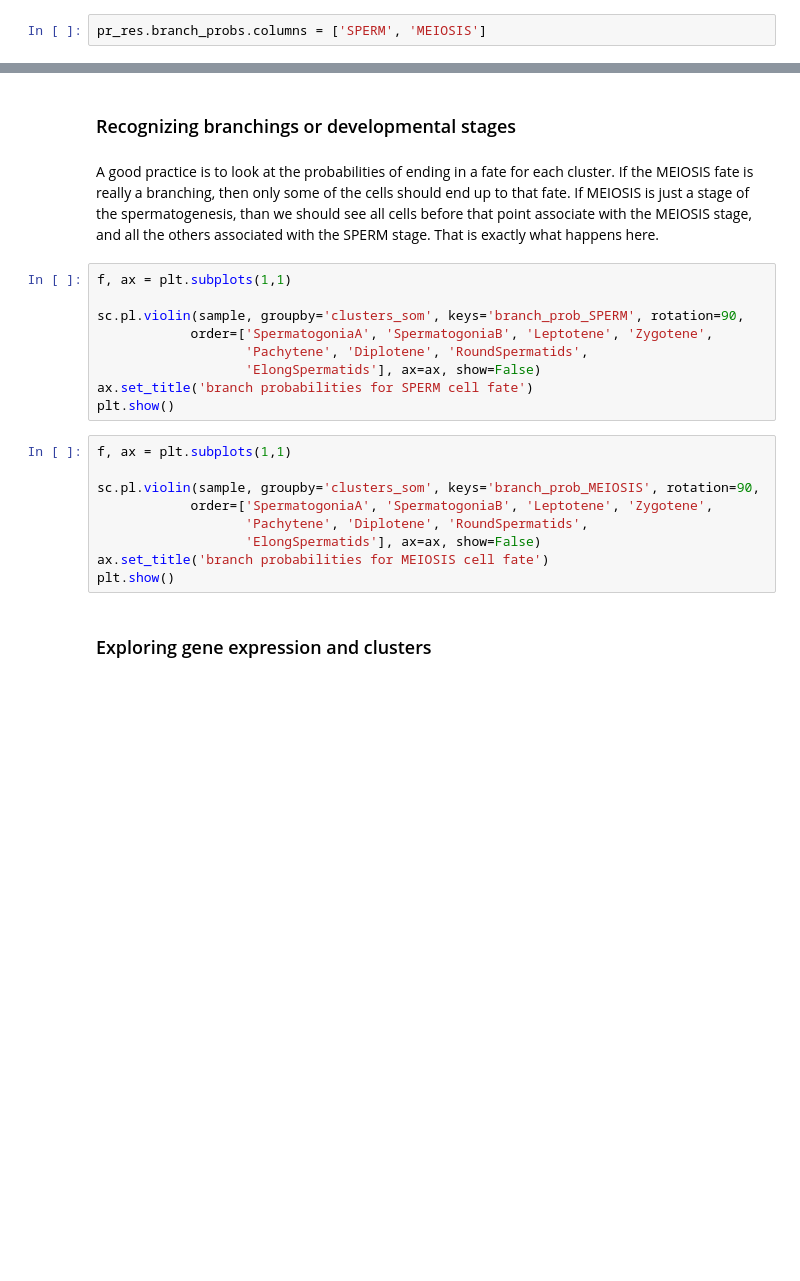
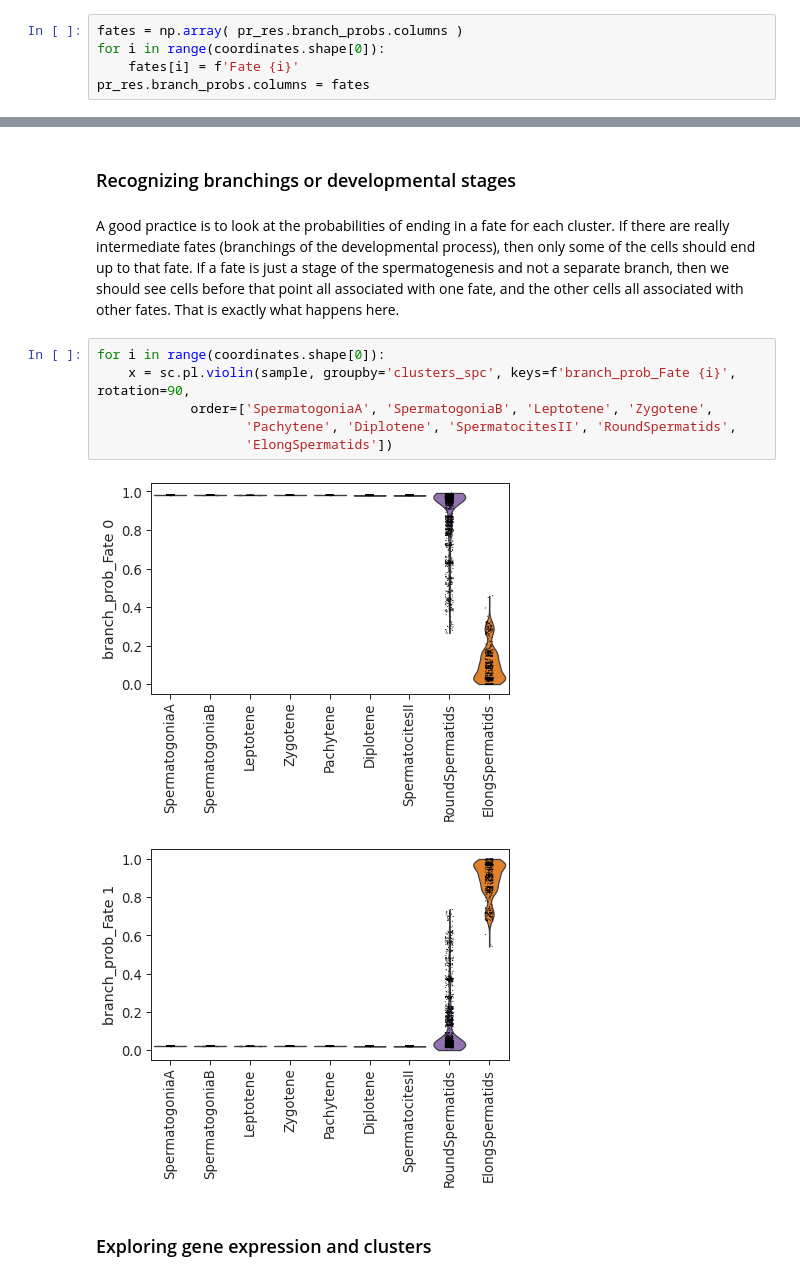
Before and after one commit to hds-sandbox/scRNASeq_course, a Jupyter notebook: Notebooks/Python/Part05_cell_fate.ipynb, the cells around one changed output, grey strips where cells are left out. Drawn from its saved outputs; the diff is of its cells as text; blank space fills up the shorter version.

```diff
--- a/Notebooks/Python/Part05_cell_fate.ipynb
+++ b/Notebooks/Python/Part05_cell_fate.ipynb
@@ -119,5 +174,8 @@ For practical purpose, we rename the two fates as follows
-# %%
-pr_res.branch_probs.columns = ['SPERM', 'MEIOSIS']
+# %%
+fates = np.array( pr_res.branch_probs.columns )
+for i in range(coordinates.shape[0]):
+    fates[i] = f'Fate {i}'
+pr_res.branch_probs.columns = fates
 # %% [markdown]
 We save in our data the probability that each cell differentiate into one of the fates
 # %%
@@ -126,25 +184,16 @@ for i in pr_res.branch_probs.columns:
 # %% [markdown]
 ### Recognizing branchings or developmental stages
 # %% [markdown]
-A good practice is to look at the probabilities of ending in a fate for each cluster. If the MEIOSIS fate is really a branching, then only some of the cells should end up to that fate. If MEIOSIS is just a stage of the spermatogenesis, than we should see all cells before that point associate with the MEIOSIS stage, and all the others associated with the SPERM stage. That is exactly what happens here.
+A good practice is to look at the probabilities of ending in a fate for each cluster. If there are really intermediate fates (branchings of the developmental process), then only some of the cells should end up to that fate. If a fate is just a stage of the spermatogenesis and not a separate branch, then we should see cells before that point all associated with one fate, and the other cells all associated with other fates. That is exactly what happens here.
 # %%
-f, ax = plt.subplots(1,1)
-
-sc.pl.violin(sample, groupby='clusters_som', keys='branch_prob_SPERM', rotation=90,
+for i in range(coordinates.shape[0]):
+    x = sc.pl.violin(sample, groupby='clusters_spc', keys=f'branch_prob_Fate {i}', rotation=90,
             order=['SpermatogoniaA', 'SpermatogoniaB', 'Leptotene', 'Zygotene',
-                   'Pachytene', 'Diplotene', 'RoundSpermatids',
-                   'ElongSpermatids'], ax=ax, show=False)
-ax.set_title('branch probabilities for SPERM cell fate')
-plt.show()
+                   'Pachytene', 'Diplotene', 'SpermatocitesII', 'RoundSpermatids',
+                   'ElongSpermatids'])
+# %% [output]
+[figure, added]
+[figure, added]
-# %%
-f, ax = plt.subplots(1,1)
-
-sc.pl.violin(sample, groupby='clusters_som', keys='branch_prob_MEIOSIS', rotation=90,
-            order=['SpermatogoniaA', 'SpermatogoniaB', 'Leptotene', 'Zygotene',
-                   'Pachytene', 'Diplotene', 'RoundSpermatids',
-                   'ElongSpermatids'], ax=ax, show=False)
-ax.set_title('branch probabilities for MEIOSIS cell fate')
-plt.show()
 # %% [markdown]
 ### Exploring gene expression and clusters
 # %% [markdown]
```
Also changed, not shown: parts of 25 cells of this notebook, 7 other files.
